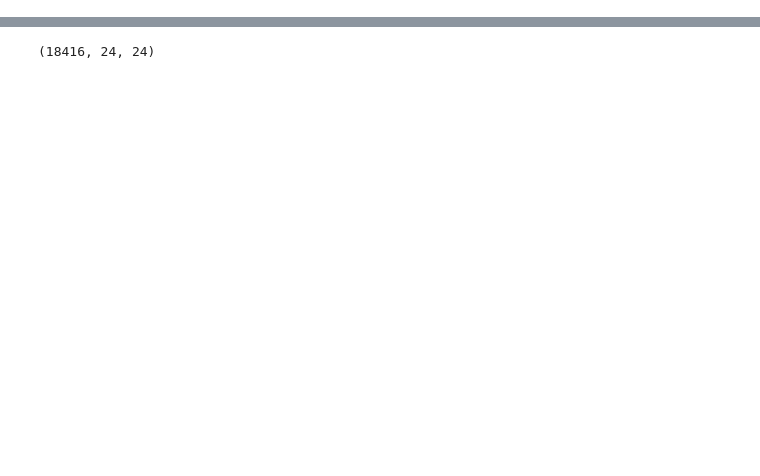
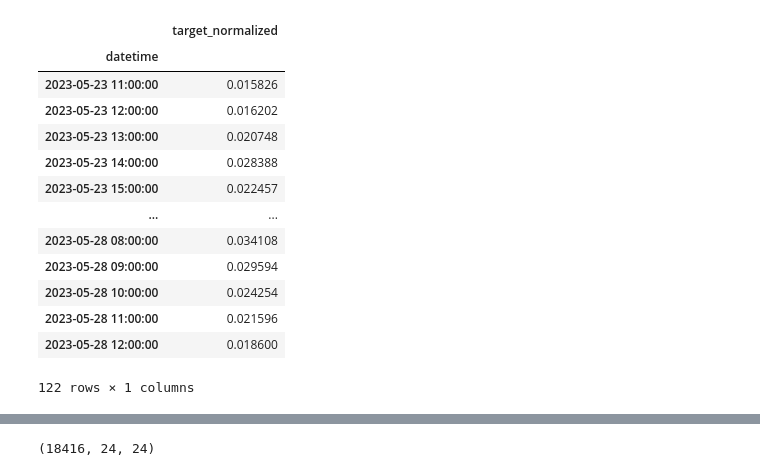
Before and after one commit to vbreeze8192/kaggle_enefit_prosumer_forecasting, a Jupyter notebook: ENEFIT_batch_LSTM_Training.ipynb, the cells around one changed output, grey strips where cells are left out. Drawn from its saved outputs; the diff is of its cells as text; code cells hidden in the pictures; blank space fills up the shorter version.

```diff
--- a/ENEFIT_batch_LSTM_Training.ipynb
+++ b/ENEFIT_batch_LSTM_Training.ipynb
@@ -630,0 +765,17 @@ KeyboardInterrupt:
+# %%
+y_real_original
+# %% [output]
+|  | target_normalized |
+| datetime |  |
+| 2023-05-23 11:00:00 | 0.015826 |
+| 2023-05-23 12:00:00 | 0.016202 |
+| 2023-05-23 13:00:00 | 0.020748 |
+| 2023-05-23 14:00:00 | 0.028388 |
+| 2023-05-23 15:00:00 | 0.022457 |
+| ... | ... |
+| 2023-05-28 08:00:00 | 0.034108 |
+| 2023-05-28 09:00:00 | 0.029594 |
+| 2023-05-28 10:00:00 | 0.024254 |
+| 2023-05-28 11:00:00 | 0.021596 |
+| 2023-05-28 12:00:00 | 0.018600 |
+122 rows × 1 columns
```
Also changed, not shown: parts of 17 cells of this notebook, 3 other files.
